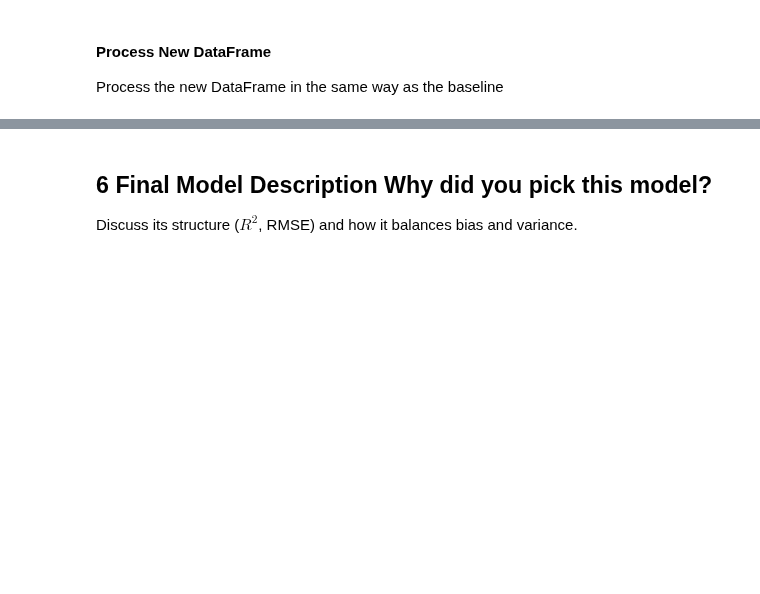
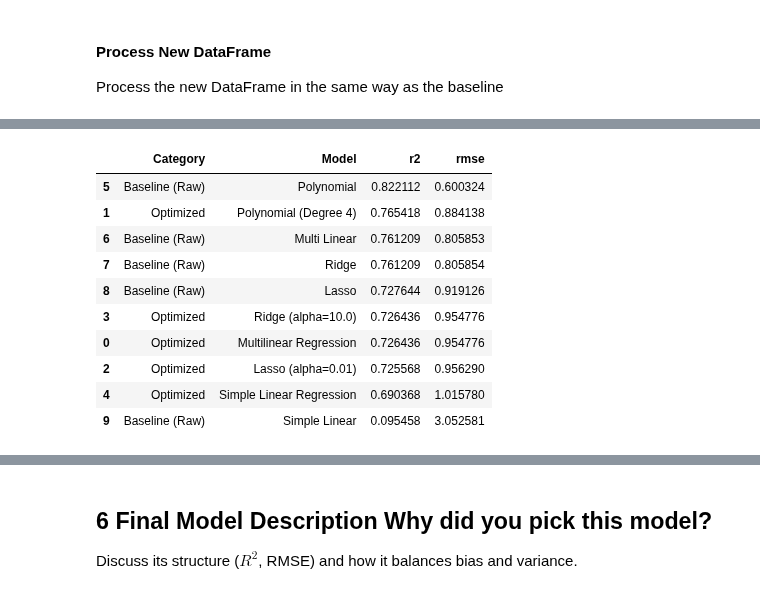
Before and after one commit to VonRiecken/Energy-Data-Engineering, a Jupyter notebook: main/ede_WS2526_project_9_ay_JR.ipynb, the cells around one changed output, grey strips where cells are left out. Drawn from its saved outputs; the diff is of its cells as text; code cells hidden in the pictures; blank space fills up the shorter version.

Commit message:
models tuning

```diff
--- a/main/ede_WS2526_project_9_ay_JR.ipynb
+++ b/main/ede_WS2526_project_9_ay_JR.ipynb
@@ -947,0 +1131,12 @@ grid_poly = GridSearchCV(
+# %%
+# initialise best lasso regularisation model
+best_lasso_feats = feature_set[best_lasso_row["Feature Set"]]
+model_lasso_best = Lasso(alpha=best_lasso_row["Alpha"], random_state=42)
+model_lasso_best.fit(X_train_opt_scaled[best_lasso_feats], y_train_opt)
+
+# add to model dictionary
+lasso_label = f'Lasso (alpha={best_lasso_row["Alpha"]})'
+best_models_dict[lasso_label] = {
+    'model_obj': model_lasso_best,
+    'features': best_lasso_feats
+}
@@ -947,0 +1185,11 @@ grid_poly = GridSearchCV(
+# %%
+# find and track the best Ridge performer
+best_ridge_row = ridge_feat_df.sort_values("r2", ascending=False).iloc[0]
+
+best_scores_opt.append({
+    "Model": f'Ridge (alpha={best_ridge_row["Alpha"]})',
+    "Feature_set": best_ridge_row["Feature Set"],
+    "r2": best_ridge_row["r2"],
+    "rmse": best_ridge_row["rmse"],
+    "mae": best_ridge_row["mae"]
+})
@@ -947,0 +1218,28 @@ grid_poly = GridSearchCV(
+# %%
+# Create the optimized summary
+df_optimized = pd.DataFrame(best_scores_opt)
+df_optimized['Category'] = 'Optimized'
+
+# Prepare baseline (making column names match)
+df_baseline = results_df.copy()
+df_baseline.rename(columns={'Model': 'Model', 'R2': 'r2', 'RMSE': 'rmse'}, inplace=True)
+df_baseline['Category'] = 'Baseline (Raw)'
+
+# Combine and compare
+comparison_table = pd.concat([df_optimized, df_baseline], ignore_index=True)
+comparison_table = comparison_table.sort_values(by='r2', ascending=False)
+
+# Display results
+display(comparison_table[['Category', 'Model', 'r2', 'rmse']])
+# %% [output]
+|  | Category | Model | r2 | rmse |
+| 5 | Baseline (Raw) | Polynomial | 0.822112 | 0.600324 |
+| 1 | Optimized | Polynomial (Degree 4) | 0.765418 | 0.884138 |
+| 6 | Baseline (Raw) | Multi Linear | 0.761209 | 0.805853 |
+| 7 | Baseline (Raw) | Ridge | 0.761209 | 0.805854 |
+| 8 | Baseline (Raw) | Lasso | 0.727644 | 0.919126 |
+| 3 | Optimized | Ridge (alpha=10.0) | 0.726436 | 0.954776 |
+| 0 | Optimized | Multilinear Regression | 0.726436 | 0.954776 |
+| 2 | Optimized | Lasso (alpha=0.01) | 0.725568 | 0.956290 |
+| 4 | Optimized | Simple Linear Regression | 0.690368 | 1.015780 |
+| 9 | Baseline (Raw) | Simple Linear | 0.095458 | 3.052581 |
```
Also changed, not shown: parts of 41 cells of this notebook.
